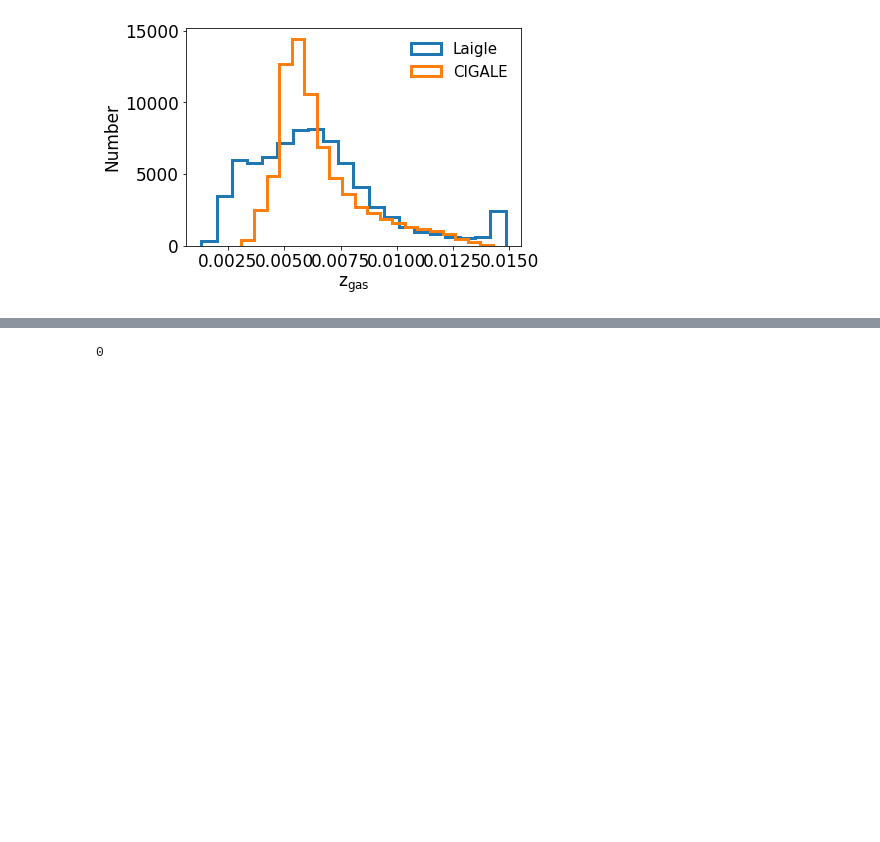
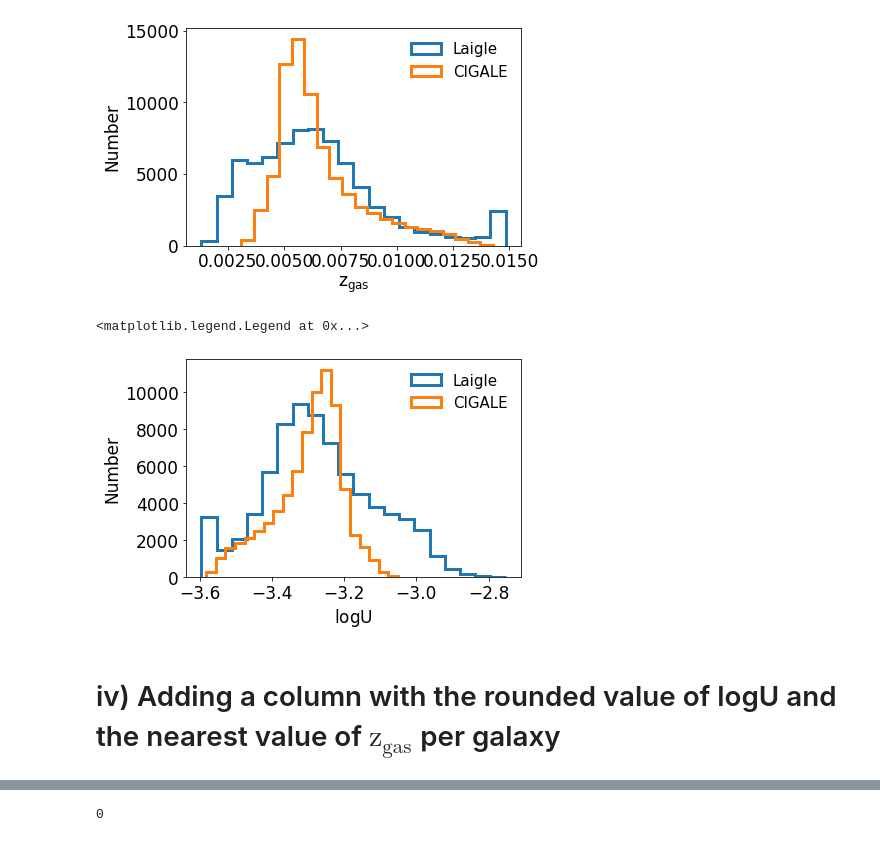
Before and after one commit to Jurgenvilla/MOONS, a Jupyter notebook: COSMOS2015_File_to_CIGALE-format.ipynb, the cells around one changed output, grey strips where cells are left out. Cells and saved outputs as stored; diff of their text form; code cells hidden in the pictures; blank space fills up the shorter version.

Commit message:
Updated Zgas and logU columns

```diff
--- a/COSMOS2015_File_to_CIGALE-format.ipynb
+++ b/COSMOS2015_File_to_CIGALE-format.ipynb
@@ -844,3 +850,37 @@ plt.legend(frameon = False, prop = {'size': 15}, markerscale = 2 , loc = 'best')
 <matplotlib.legend.Legend at 0x...>
 [figure]
 [figure]
+# %%
+# LogU estimation from literature relations
+
+# https://arxiv.org/pdf/2002.05744.pdf (Filippo suggestion)
+def logq_mingozzi(EW_Ha):
+    return( 0.56*np.log10(EW_Ha) + 6.29 )
+
+# https://arxiv.org/pdf/1703.01090.pdf (Emma suggestion)
+def logU_carton(z, z_sun):
+    return( -0.8*np.log10(z/z_sun) - 3.58 )
+
+def logq_to_logU(logq):
+    # U = q/c; q = Q/n; logU = Q/(4*pi*r^2*n*c)
+    c = 2.998e10 # cm s^-1
+    return( np.log10(10**logq/c) )
+
+# Fergus suggestion
+# https://arxiv.org/pdf/2008.02282.pdf
+# https://arxiv.org/pdf/1404.3936.pdf
+# %%
+Z_sun = 0.0142
+# %%
+plt.figure()
+plt.hist(logU_carton(OH_to_zgas(metal_curti_FMR_laigle), Z_sun), bins = 20, histtype = 'step', lw = 3, label = 'Laigle')
+plt.hist(logU_carton(OH_to_zgas(metal_curti_FMR_cigale), Z_sun), bins = 20, histtype = 'step', lw = 3, label = 'CIGALE')
+plt.ylabel(r'Number', fontsize = 17)
+plt.xlabel(r'$\mathrm{\log{U}}$', fontsize = 17)
+plt.tick_params(axis = 'both', which = 'major', labelsize = 17)
+plt.legend(frameon = False, prop = {'size': 15}, markerscale = 2 , loc = 'best')
+# %% [output]
+<matplotlib.legend.Legend at 0x...>
+[figure, added]
+# %% [markdown]
+# iv) Adding a column with the rounded value of logU and the nearest value of $\mathrm{z_{gas}}$ per galaxy
```
Also changed, not shown: parts of 8 cells of this notebook.
